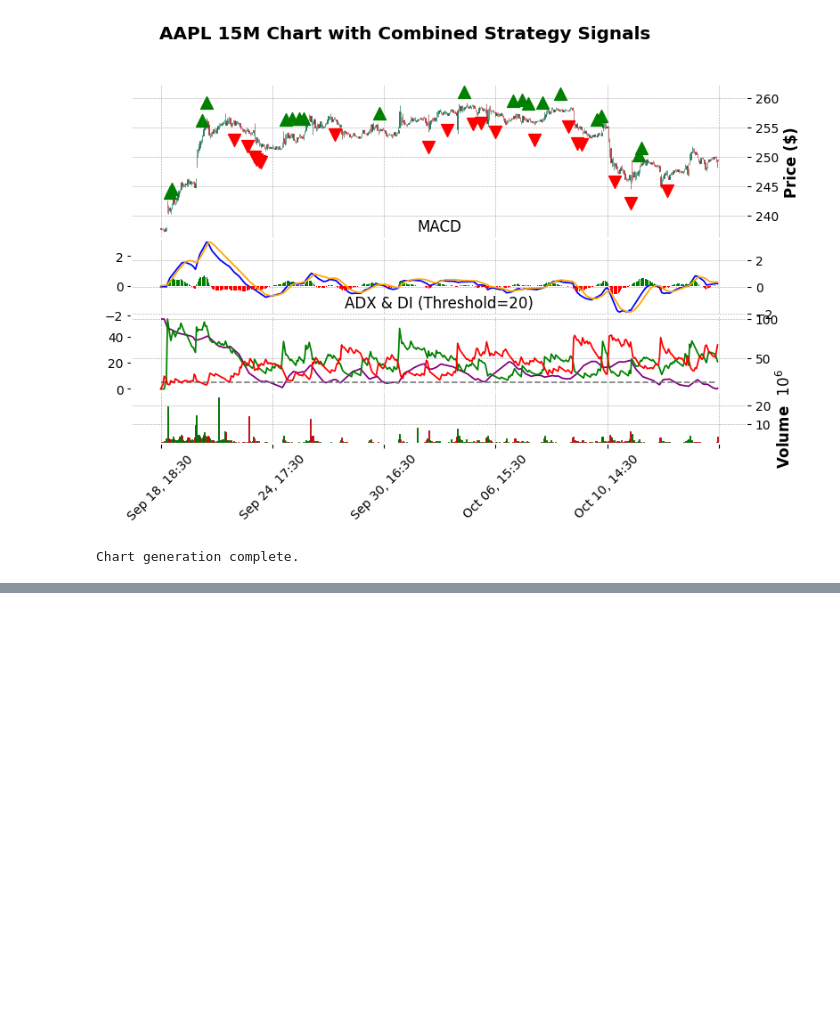
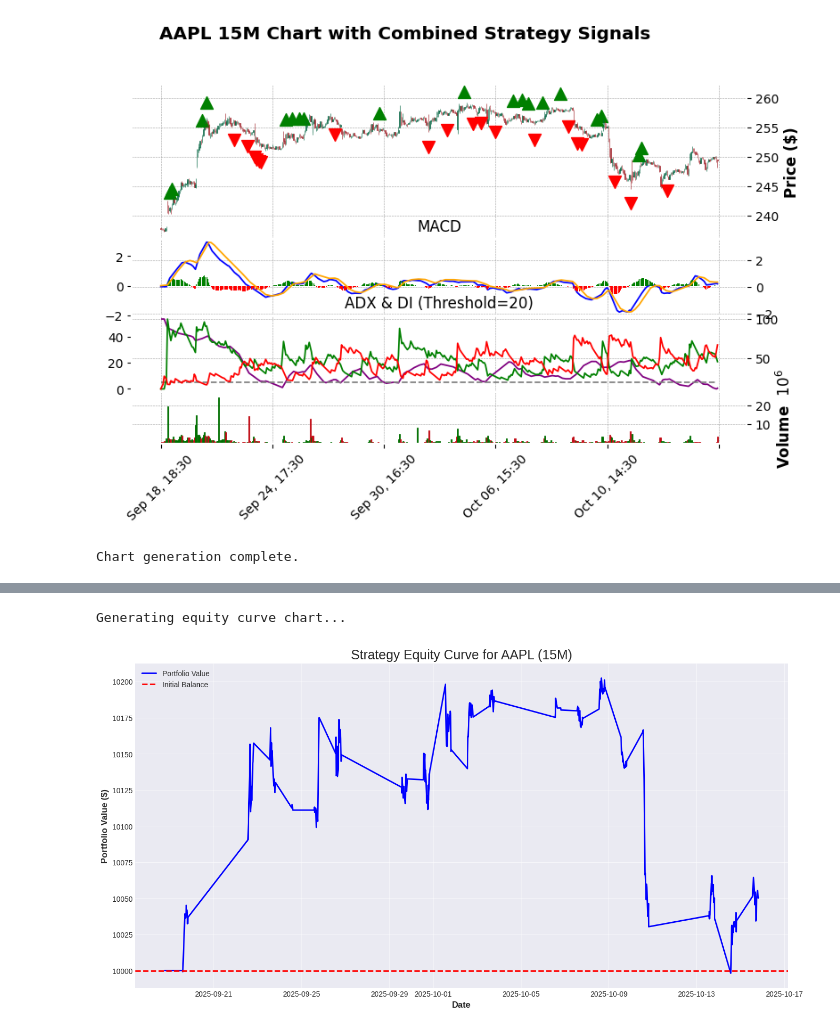
Before and after one commit to OMCHOKSI108/Quantitative-Trading-Indicators, a Jupyter notebook: aapl_data.ipynb, the cells around one changed output, grey strips where cells are left out. Drawn from its saved outputs; the diff is of its cells as text; code cells hidden in the pictures; blank space fills up the shorter version.

```diff
--- a/aapl_data.ipynb
+++ b/aapl_data.ipynb
@@ -272,3 +272,20 @@ print("Chart generation complete.")
 Generating the final combined chart...
 [figure]
 Chart generation complete.
+# %%
+# Cell 9: Backtesting Strategy - Setup
+
+print("Setting up backtesting parameters...")
+
+# --- Backtesting Parameters ---
+initial_balance = 10000.0  # Starting with $10,000 USD
+trade_qty = 5              # Trade 5 shares of AAPL on each signal
+
+# --- State Tracking Variables ---
+cash = initial_balance
+position = 0  # Current number of shares held
+portfolio_value = []  # A list to track the total value (cash + holdings) over time
+trades = []  # A list to record all transactions
+
+print(f"Initial Balance: ${initial_balance:,.2f}")
+print(f"Trade Quantity: {trade_qty} shares")
@@ -274,0 +429,24 @@ Chart generation complete.
+# %%
+# Cell 12: Visualizing the Equity Curve
+import matplotlib.pyplot as plt
+
+print("Generating equity curve chart...")
+
+plt.style.use('seaborn-v0_8-darkgrid')
+plt.figure(figsize=(16, 8))
+
+# Plot the portfolio value over time
+plt.plot(portfolio_df.index, portfolio_df['value'], label='Portfolio Value', color='blue', linewidth=2)
+
+# Add a horizontal line for the initial balance to see the breakeven point
+plt.axhline(y=initial_balance, color='red', linestyle='--', label='Initial Balance')
+
+plt.title('Strategy Equity Curve for AAPL (15M)', fontsize=18)
+plt.xlabel('Date', fontsize=12)
+plt.ylabel('Portfolio Value ($)', fontsize=12)
+plt.legend(loc='upper left')
+plt.grid(True)
+plt.show()
+# %% [output]
+Generating equity curve chart...
+[figure, added]
```
Also changed, not shown: parts of 5 cells of this notebook, 2 other files.
